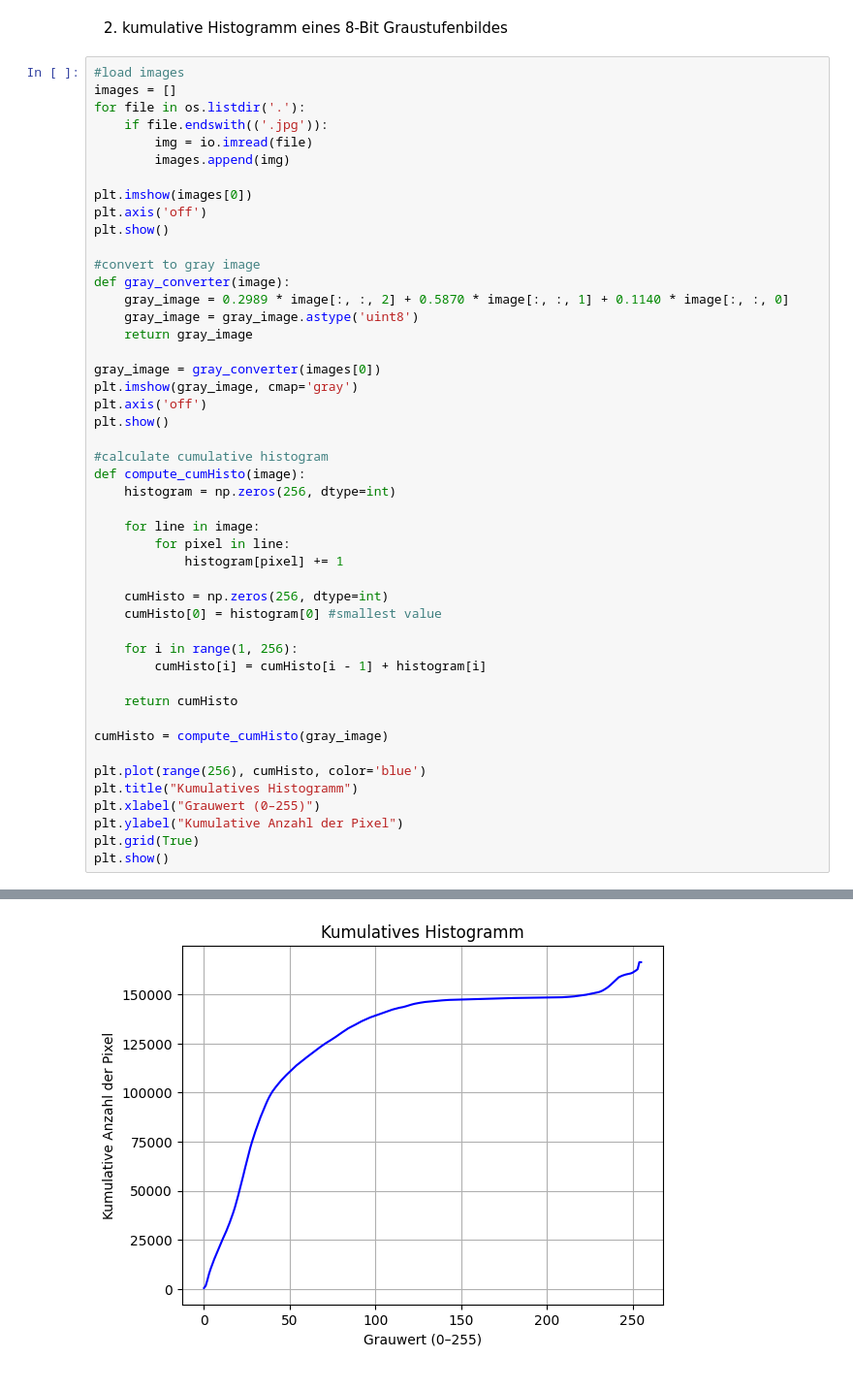
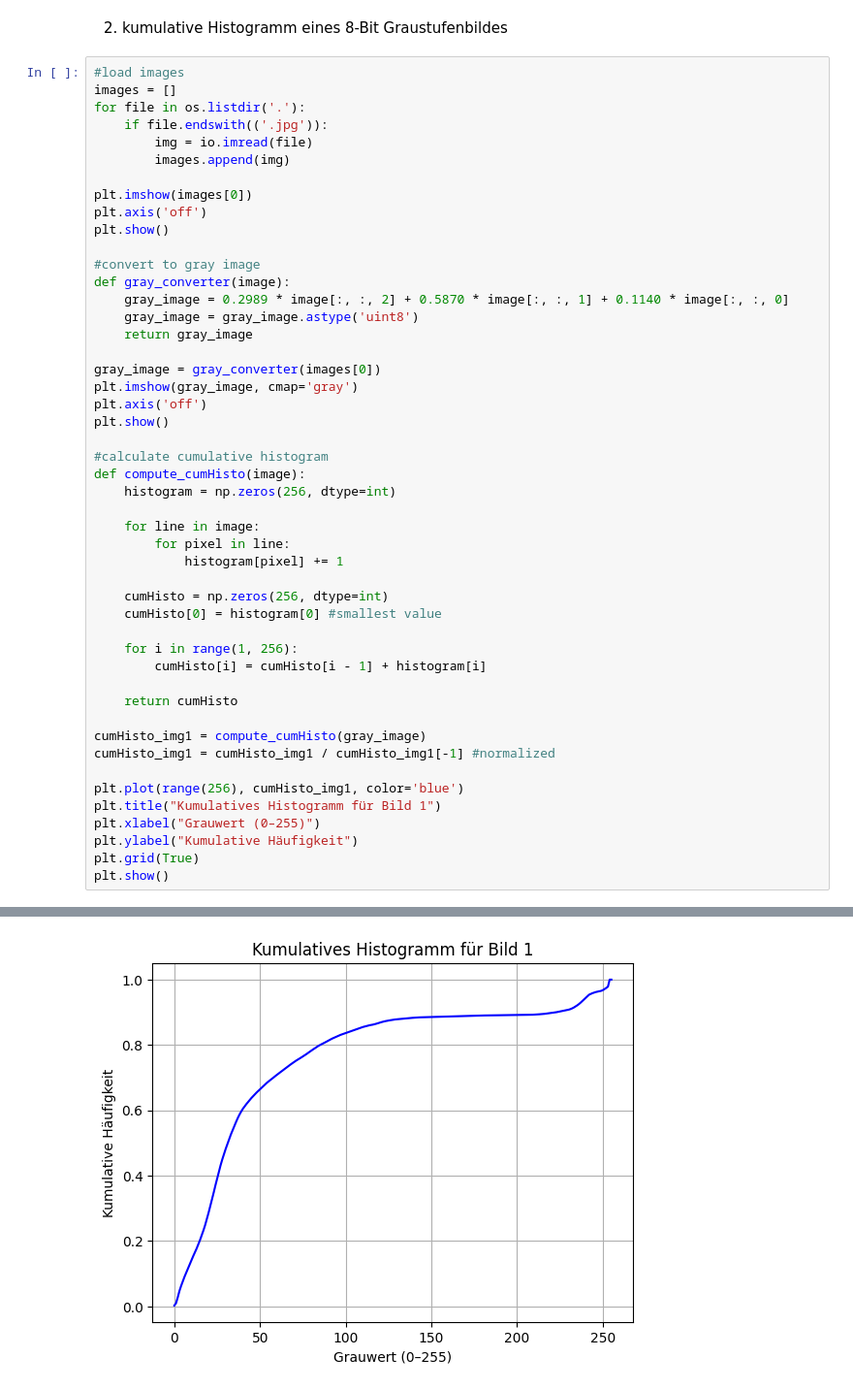
Before and after one commit to ellen313/2D-Computer-Vision, a Jupyter notebook: Abgabe_2/abgabe2.ipynb, the cells around one changed output, grey strips where cells are left out. Shown: that part at 97% size. Cells and saved outputs as stored; diff of their text form.

```diff
--- a/Abgabe_2/abgabe2.ipynb
+++ b/Abgabe_2/abgabe2.ipynb
@@ -26,38 +26,39 @@ def gray_converter(image):
     return gray_image
 
 gray_image = gray_converter(images[0])
 plt.imshow(gray_image, cmap='gray')
 plt.axis('off')
 plt.show()
 
 #calculate cumulative histogram
 def compute_cumHisto(image):
     histogram = np.zeros(256, dtype=int)
 
     for line in image:
         for pixel in line:
             histogram[pixel] += 1
 
     cumHisto = np.zeros(256, dtype=int)
     cumHisto[0] = histogram[0] #smallest value
 
     for i in range(1, 256):
         cumHisto[i] = cumHisto[i - 1] + histogram[i]
 
     return cumHisto
 
-cumHisto = compute_cumHisto(gray_image)
+cumHisto_img1 = compute_cumHisto(gray_image)
+cumHisto_img1 = cumHisto_img1 / cumHisto_img1[-1] #normalized
 
-plt.plot(range(256), cumHisto, color='blue')
-plt.title("Kumulatives Histogramm")
+plt.plot(range(256), cumHisto_img1, color='blue')
+plt.title("Kumulatives Histogramm für Bild 1")
 plt.xlabel("Grauwert (0–255)")
-plt.ylabel("Kumulative Anzahl der Pixel")
+plt.ylabel("Kumulative Häufigkeit")
 plt.grid(True)
 plt.show()
 # %% [output]
 [figure]
 [figure]
-[figure, old version]
+[figure, new version]
 # %% [markdown]
 3. a) Was ist eine homogene und was eine nicht-homogene Punktoperation?
 - `homogene Punktoperation`: wenn die Funktion unabhängig von den Bildkoordinaten/ -position angewendet wird und der Pixelwert nur vom eigenen Wert des Pixels abhängt
```
Also changed, not shown: parts of 3 cells of this notebook.
